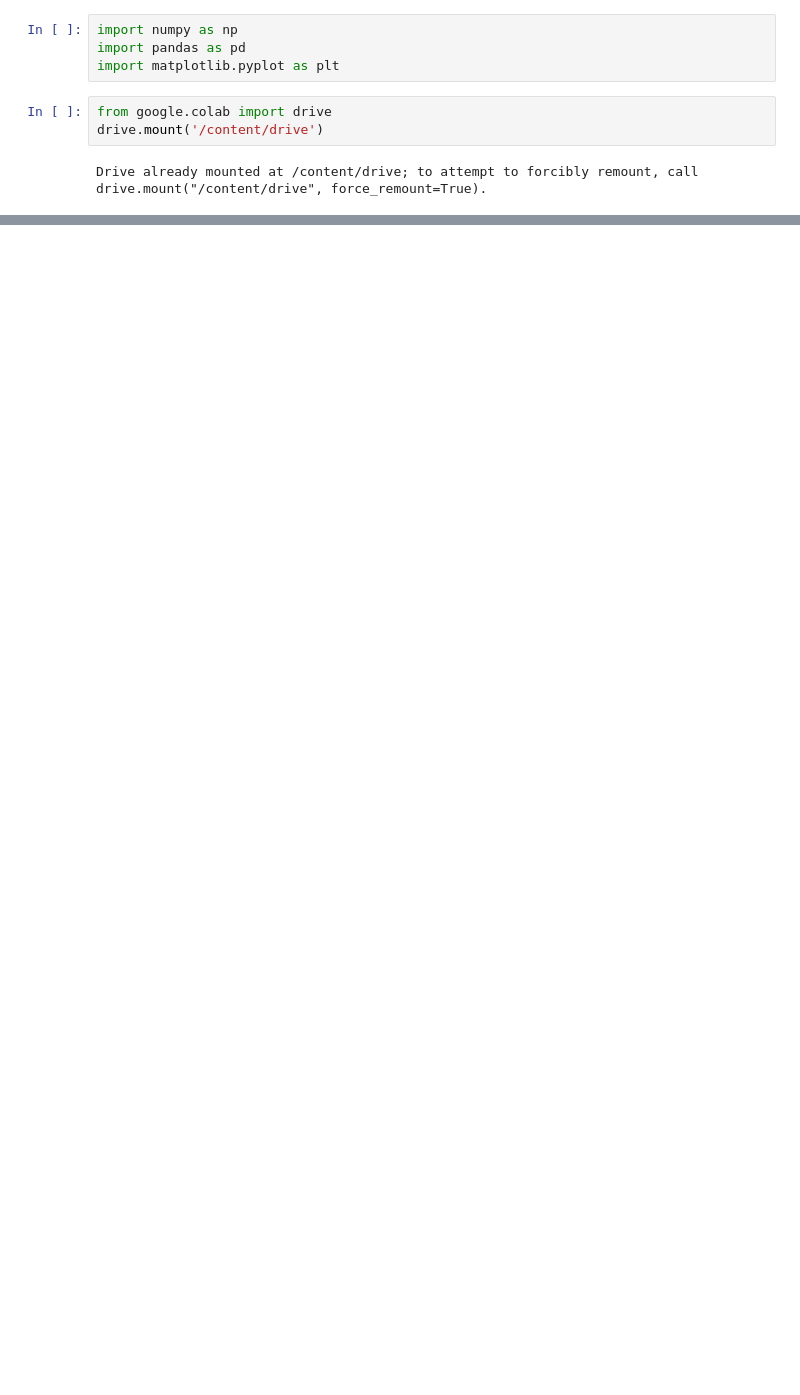
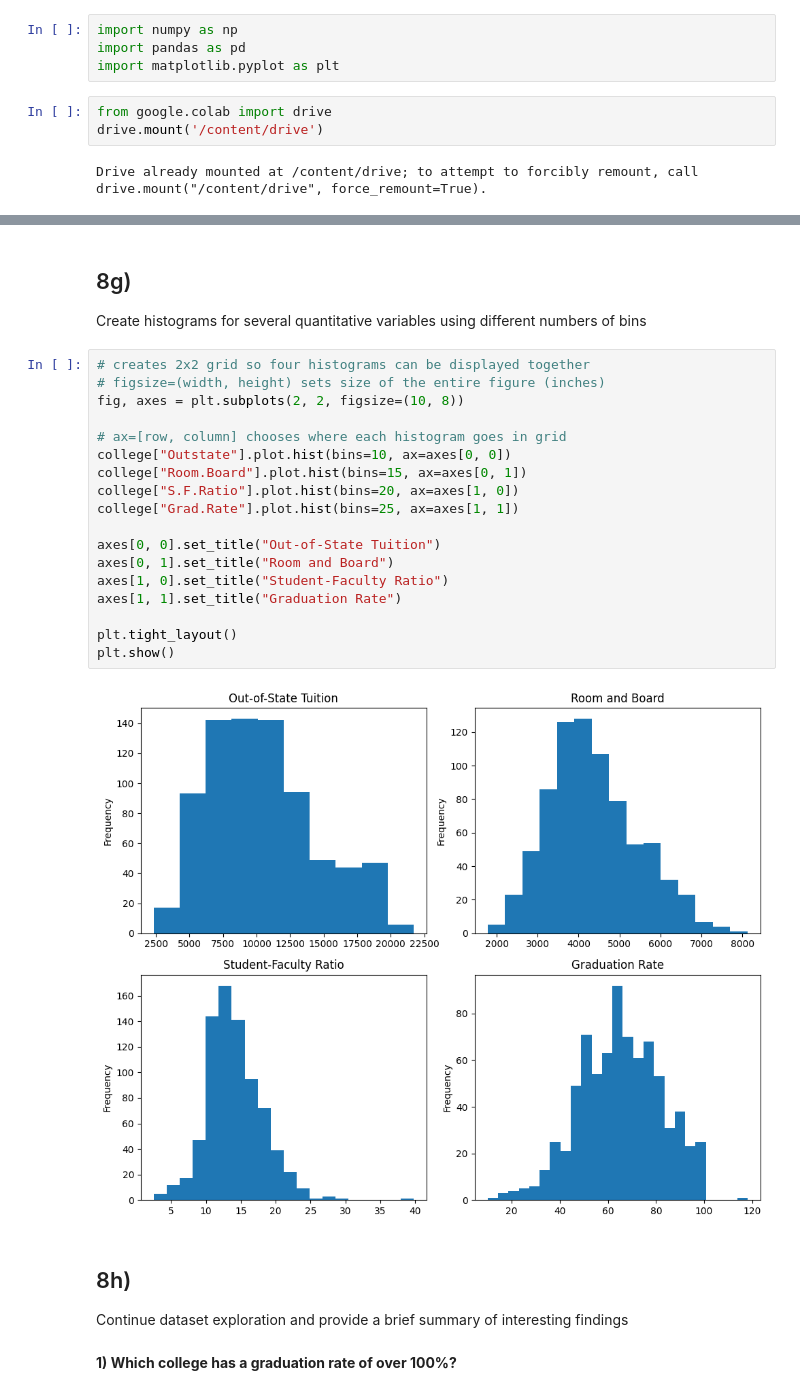
Before and after one commit to ashsiendo/DATA-201-Labs, a Jupyter notebook: Assignments/Week2_HW.ipynb, the cells around one changed output, grey strips where cells are left out. Saved outputs shown, nothing was run; the diff lists cells and outputs as text; blank space fills up the shorter version.

```diff
--- a/Assignments/Week2_HW.ipynb
+++ b/Assignments/Week2_HW.ipynb
@@ -52,0 +129,30 @@ boston.head()
+# %% [markdown]
+## 8g)
+
+Create histograms for several quantitative variables using different numbers of bins
+# %%
+# creates 2x2 grid so four histograms can be displayed together
+# figsize=(width, height) sets size of the entire figure (inches)
+fig, axes = plt.subplots(2, 2, figsize=(10, 8))
+
+# ax=[row, column] chooses where each histogram goes in grid
+college["Outstate"].plot.hist(bins=10, ax=axes[0, 0])
+college["Room.Board"].plot.hist(bins=15, ax=axes[0, 1])
+college["S.F.Ratio"].plot.hist(bins=20, ax=axes[1, 0])
+college["Grad.Rate"].plot.hist(bins=25, ax=axes[1, 1])
+
+axes[0, 0].set_title("Out-of-State Tuition")
+axes[0, 1].set_title("Room and Board")
+axes[1, 0].set_title("Student-Faculty Ratio")
+axes[1, 1].set_title("Graduation Rate")
+
+plt.tight_layout()
+plt.show()
+# %% [output]
+[figure, added]
+# %% [markdown]
+## 8h)
+
+Continue dataset exploration and provide a brief summary of interesting findings
+# %% [markdown]
+**1) Which college has a graduation rate of over 100%?**
```
Also changed, not shown: parts of 32 cells of this notebook.
